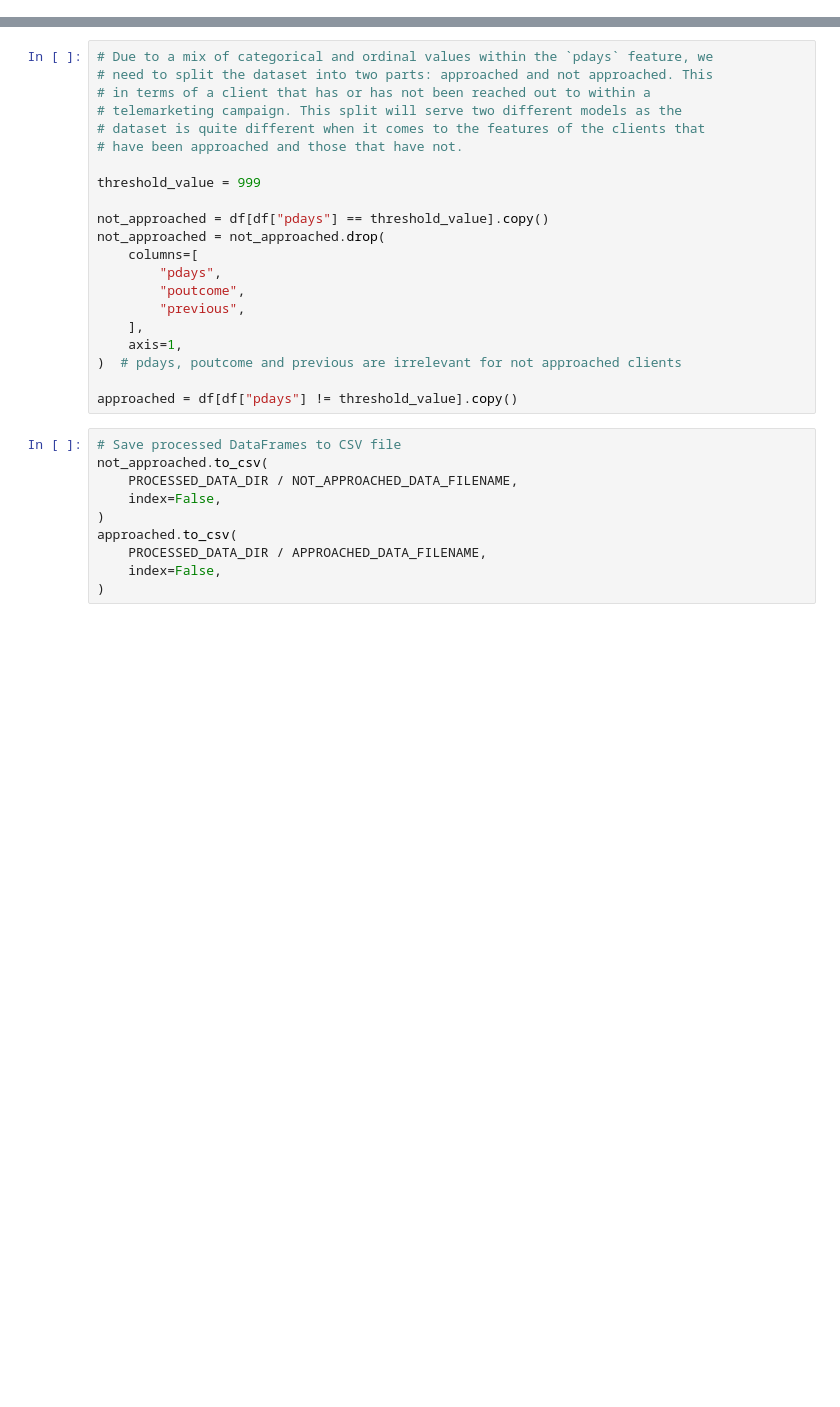
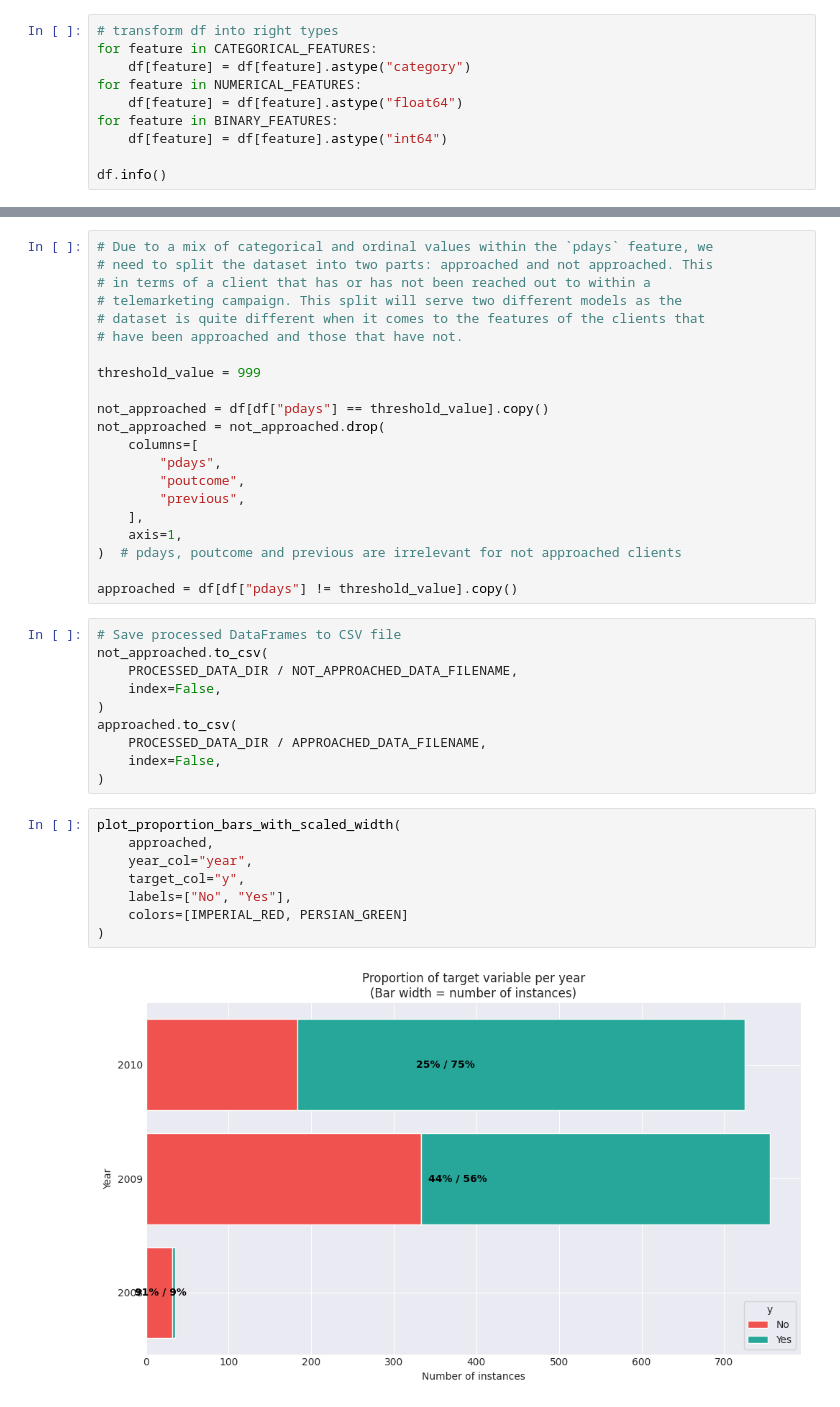
Before and after one commit to vanesterik/mads-telemarketing-assigment, a Jupyter notebook: notebooks/1.0-sb-exploratory-data-analysis.ipynb, the cells around one changed output, grey strips where cells are left out. Saved outputs shown, nothing was run; the diff lists cells and outputs as text; blank space fills up the shorter version.

```diff
--- a/notebooks/1.0-sb-exploratory-data-analysis.ipynb
+++ b/notebooks/1.0-sb-exploratory-data-analysis.ipynb
@@ -379,0 +612,10 @@ OSError: Cannot save file into a non-existent directory: 'data/interim'
+# %%
+# transform df into right types
+for feature in CATEGORICAL_FEATURES:
+    df[feature] = df[feature].astype("category")
+for feature in NUMERICAL_FEATURES:
+    df[feature] = df[feature].astype("float64")
+for feature in BINARY_FEATURES:
+    df[feature] = df[feature].astype("int64")
+
+df.info()
@@ -408,3 +668,13 @@ approached.to_csv(
     PROCESSED_DATA_DIR / APPROACHED_DATA_FILENAME,
     index=False,
 )
+# %%
+plot_proportion_bars_with_scaled_width(
+    approached,
+    year_col="year",
+    target_col="y",
+    labels=["No", "Yes"],
+    colors=[IMPERIAL_RED, PERSIAN_GREEN]
+)
+# %% [output]
+[figure, added]
```
Also changed, not shown: parts of 22 cells of this notebook.
